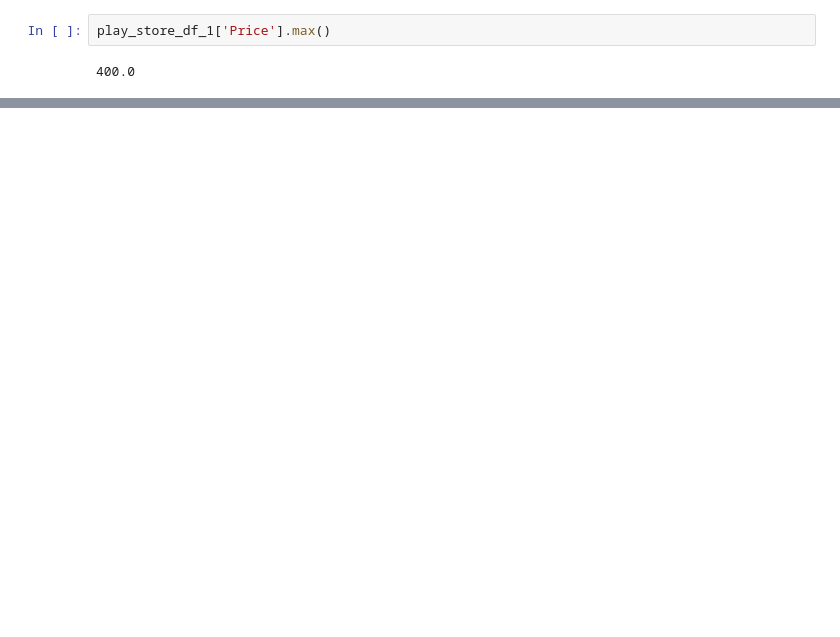
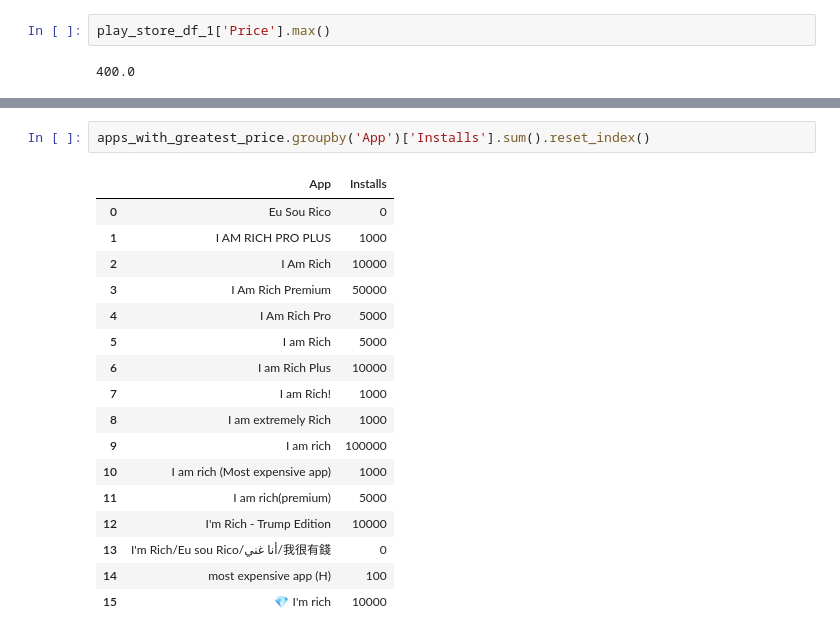
Before and after one commit to Mahima2208/EDA_PlayStore_Apps_Analysis, a Jupyter notebook: MAHIMA_PHALKEY_Play_Store_App_Review_Analysis_Capstone_Project.ipynb, the cells around one changed output, grey strips where cells are left out. Drawn from its saved outputs; the diff is of its cells as text; blank space fills up the shorter version.

```diff
--- a/MAHIMA_PHALKEY_Play_Store_App_Review_Analysis_Capstone_Project.ipynb
+++ b/MAHIMA_PHALKEY_Play_Store_App_Review_Analysis_Capstone_Project.ipynb
@@ -594,0 +640,20 @@ play_store_df_1['Price'].max()
+# %%
+apps_with_greatest_price.groupby('App')['Installs'].sum().reset_index()
+# %% [output]
+|  | App | Installs |
+| 0 | Eu Sou Rico | 0 |
+| 1 | I AM RICH PRO PLUS | 1000 |
+| 2 | I Am Rich | 10000 |
+| 3 | I Am Rich Premium | 50000 |
+| 4 | I Am Rich Pro | 5000 |
+| 5 | I am Rich | 5000 |
+| 6 | I am Rich Plus | 10000 |
+| 7 | I am Rich! | 1000 |
+| 8 | I am extremely Rich | 1000 |
+| 9 | I am rich | 100000 |
+| 10 | I am rich (Most expensive app) | 1000 |
+| 11 | I am rich(premium) | 5000 |
+| 12 | I'm Rich - Trump Edition | 10000 |
+| 13 | I'm Rich/Eu sou Rico/أنا غني/我很有錢 | 0 |
+| 14 | most expensive app (H) | 100 |
+| 15 | 💎 I'm rich | 10000 |
```
Also changed, not shown: parts of 5 cells of this notebook.
